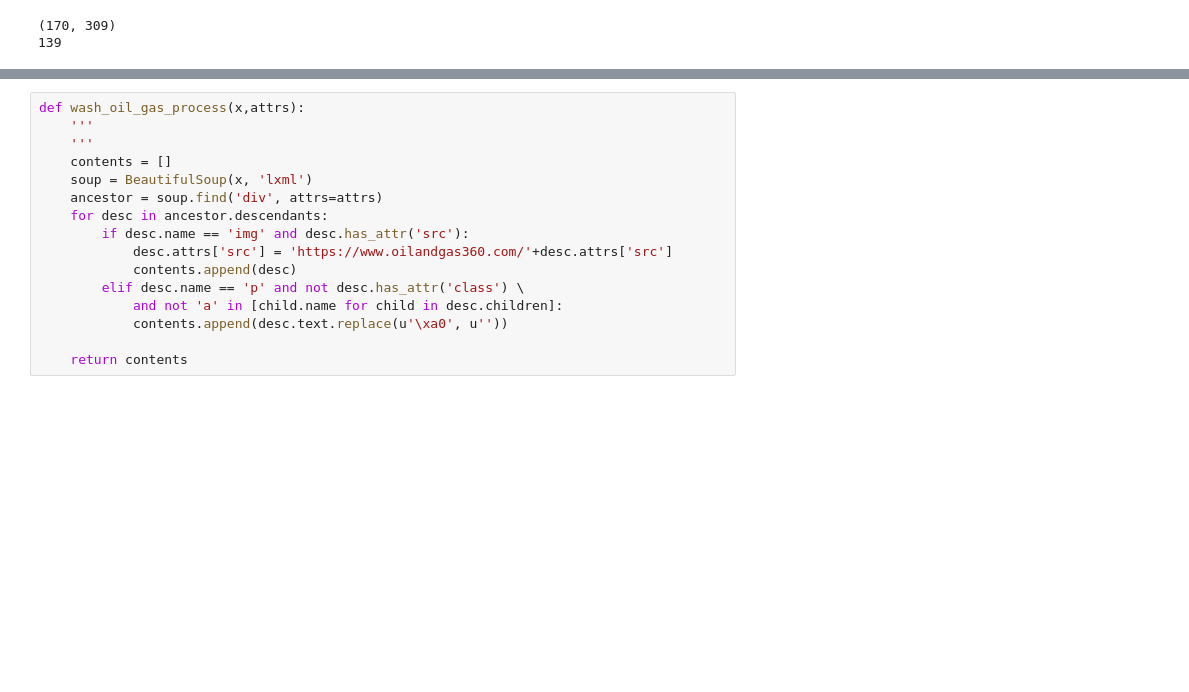
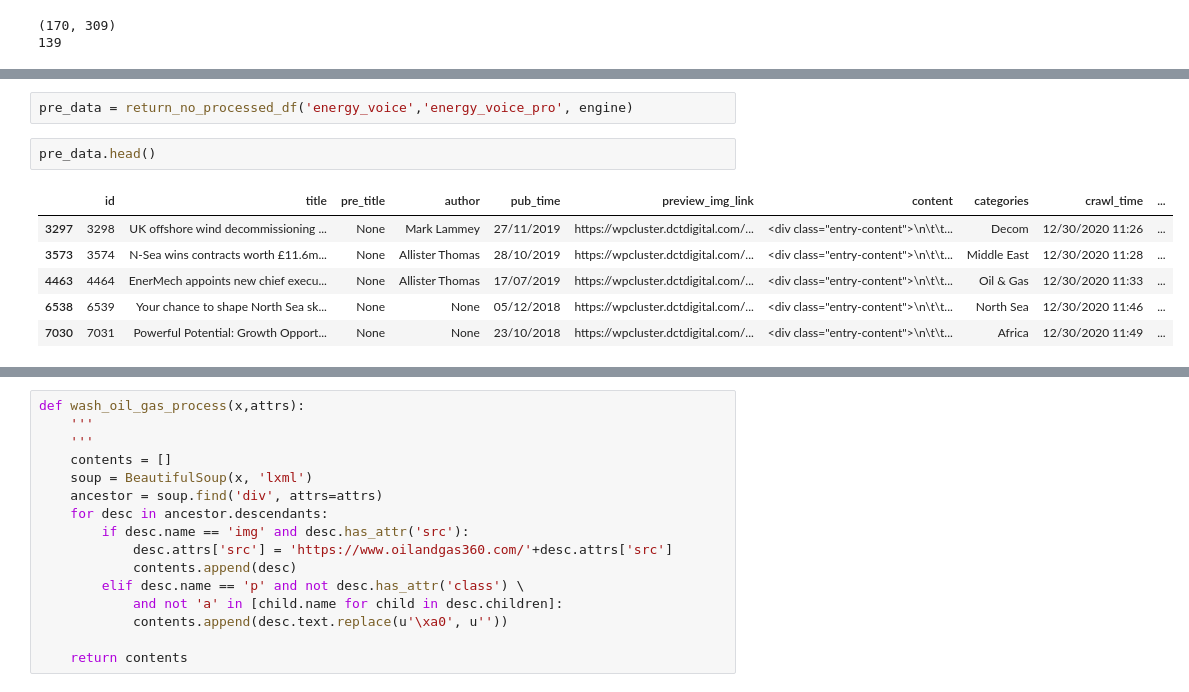
Before and after one commit to RayFromUiS/data_postprocess, a Jupyter notebook: checker.ipynb, the cells around one changed output, grey strips where cells are left out. Cells and saved outputs as stored; diff of their text form; blank space fills up the shorter version.

```diff
--- a/checker.ipynb
+++ b/checker.ipynb
@@ -658,0 +1327,11 @@ new = test['content'].apply(lambda x:wash_oil_gas_process(x,attrs))
+# %%
+pre_data = return_no_processed_df('energy_voice','energy_voice_pro', engine)
+# %%
+pre_data.head()
+# %% [output]
+|  | id | title | pre_title | author | pub_time | preview_img_link | content | categories | crawl_time | ... |
+| 3297 | 3298 | UK offshore wind decommissioning ... | None | Mark Lammey | 27/11/2019 | https://wpcluster.dctdigital.com/... | <div class="entry-content">\n\t\t... | Decom | 12/30/2020 11:26 | ... |
+| 3573 | 3574 | N-Sea wins contracts worth £11.6m... | None | Allister Thomas | 28/10/2019 | https://wpcluster.dctdigital.com/... | <div class="entry-content">\n\t\t... | Middle East | 12/30/2020 11:28 | ... |
+| 4463 | 4464 | EnerMech appoints new chief execu... | None | Allister Thomas | 17/07/2019 | https://wpcluster.dctdigital.com/... | <div class="entry-content">\n\t\t... | Oil & Gas | 12/30/2020 11:33 | ... |
+| 6538 | 6539 | Your chance to shape North Sea sk... | None | None | 05/12/2018 | https://wpcluster.dctdigital.com/... | <div class="entry-content">\n\t\t... | North Sea | 12/30/2020 11:46 | ... |
+| 7030 | 7031 | Powerful Potential: Growth Opport... | None | None | 23/10/2018 | https://wpcluster.dctdigital.com/... | <div class="entry-content">\n\t\t... | Africa | 12/30/2020 11:49 | ... |
```
Also changed, not shown: parts of 223 cells of this notebook, 9 other files.
